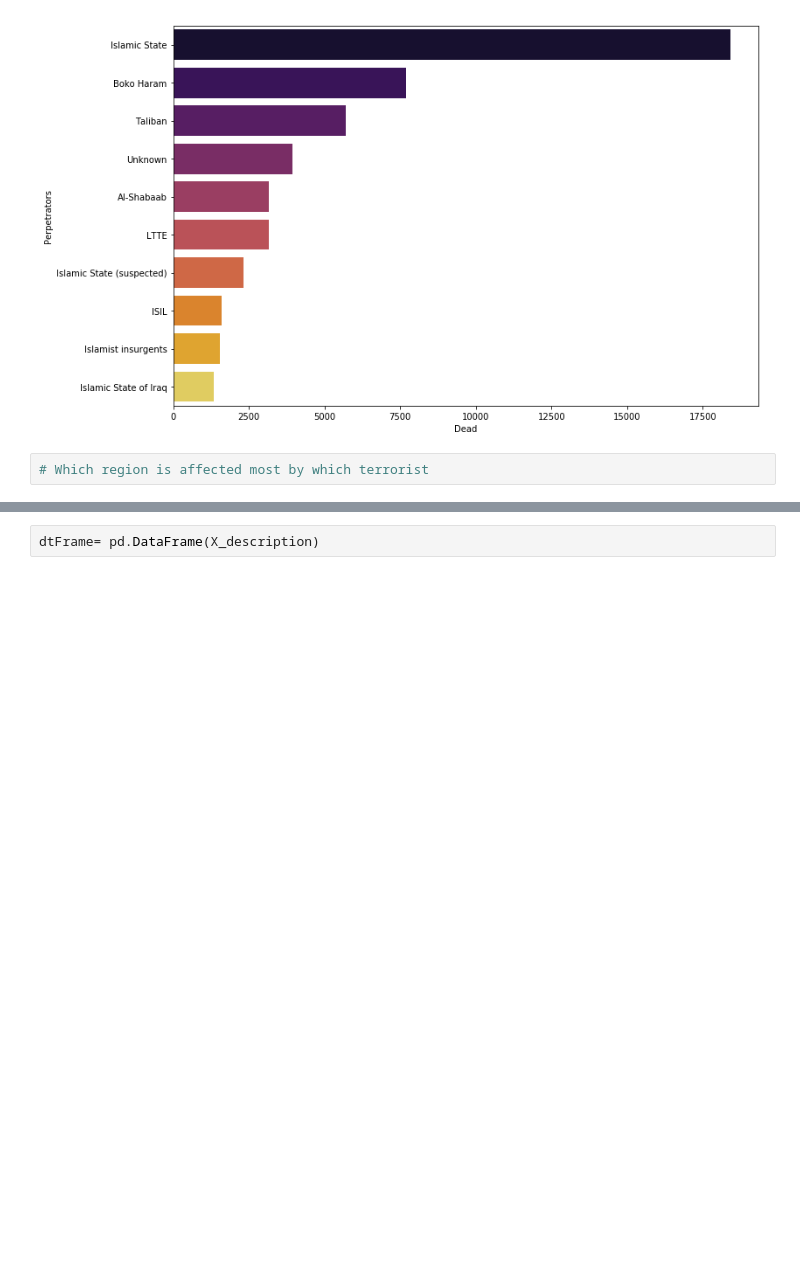
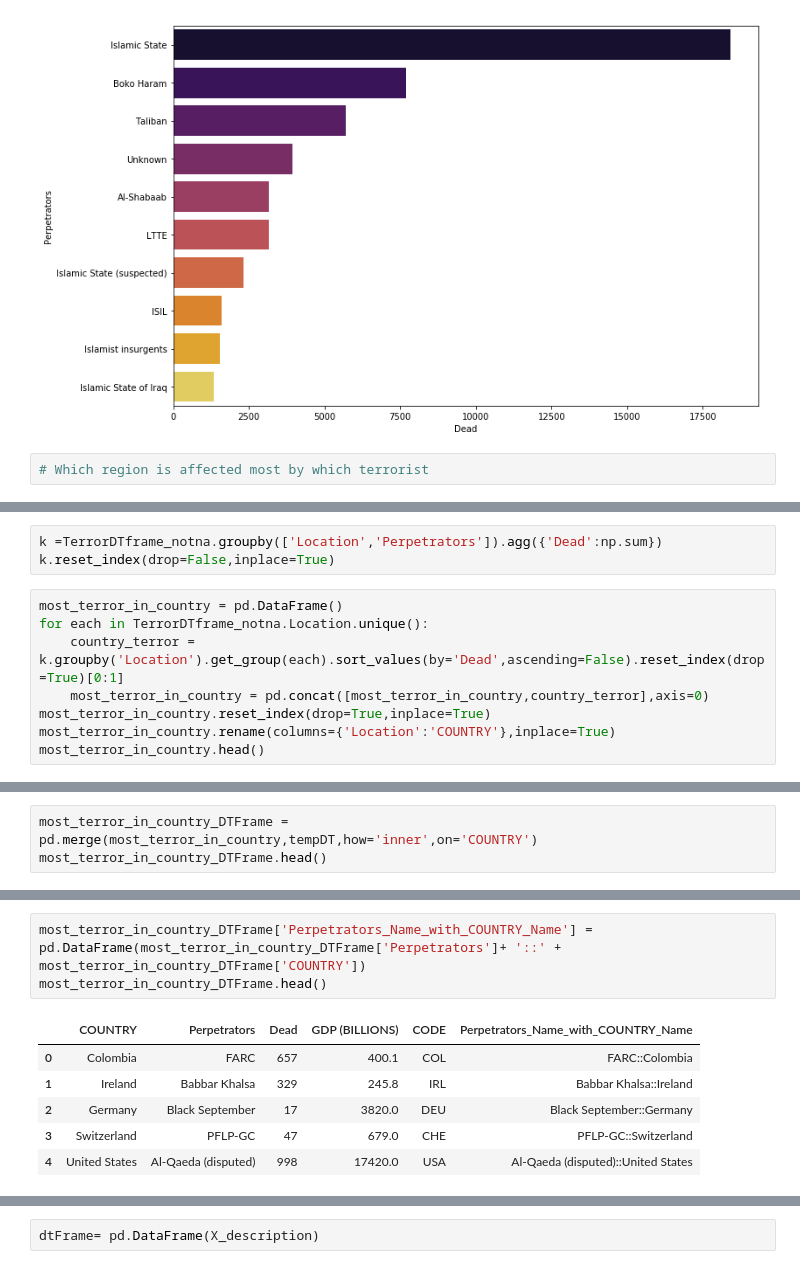
Before and after one commit to SupChanda/Predicting-perpetrators-of-global-terrorism, a Jupyter notebook: Predicting Perpetrator using Machine Learning algorithm.ipynb, the cells around one changed output, grey strips where cells are left out. Saved outputs shown, nothing was run; the diff lists cells and outputs as text; blank space fills up the shorter version.

```diff
--- a/Predicting Perpetrator using Machine Learning algorithm.ipynb
+++ b/Predicting Perpetrator using Machine Learning algorithm.ipynb
@@ -308,0 +314,11 @@ sns.barplot(x=grp_with_highest_attacks['Dead'][0:10],y = grp_with_highest_attack
+# %%
+k =TerrorDTframe_notna.groupby(['Location','Perpetrators']).agg({'Dead':np.sum})
+k.reset_index(drop=False,inplace=True)
+# %%
+most_terror_in_country = pd.DataFrame()
+for each in TerrorDTframe_notna.Location.unique():
+    country_terror = k.groupby('Location').get_group(each).sort_values(by='Dead',ascending=False).reset_index(drop=True)[0:1]
+    most_terror_in_country = pd.concat([most_terror_in_country,country_terror],axis=0)
+most_terror_in_country.reset_index(drop=True,inplace=True)
+most_terror_in_country.rename(columns={'Location':'COUNTRY'},inplace=True)
+most_terror_in_country.head()
@@ -308,0 +341,3 @@ sns.barplot(x=grp_with_highest_attacks['Dead'][0:10],y = grp_with_highest_attack
+# %%
+most_terror_in_country_DTFrame = pd.merge(most_terror_in_country,tempDT,how='inner',on='COUNTRY')
+most_terror_in_country_DTFrame.head()
@@ -308,0 +351,10 @@ sns.barplot(x=grp_with_highest_attacks['Dead'][0:10],y = grp_with_highest_attack
+# %%
+most_terror_in_country_DTFrame['Perpetrators_Name_with_COUNTRY_Name'] = pd.DataFrame(most_terror_in_country_DTFrame['Perpetrators']+ '::' + most_terror_in_country_DTFrame['COUNTRY'])
+most_terror_in_country_DTFrame.head()
+# %% [output]
+|  | COUNTRY | Perpetrators | Dead | GDP (BILLIONS) | CODE | Perpetrators_Name_with_COUNTRY_Name |
+| 0 | Colombia | FARC | 657 | 400.1 | COL | FARC::Colombia |
+| 1 | Ireland | Babbar Khalsa | 329 | 245.8 | IRL | Babbar Khalsa::Ireland |
+| 2 | Germany | Black September | 17 | 3820.0 | DEU | Black September::Germany |
+| 3 | Switzerland | PFLP-GC | 47 | 679.0 | CHE | PFLP-GC::Switzerland |
+| 4 | United States | Al-Qaeda (disputed) | 998 | 17420.0 | USA | Al-Qaeda (disputed)::United States |
```
Also changed, not shown: parts of 7 cells of this notebook, 1 other file.
